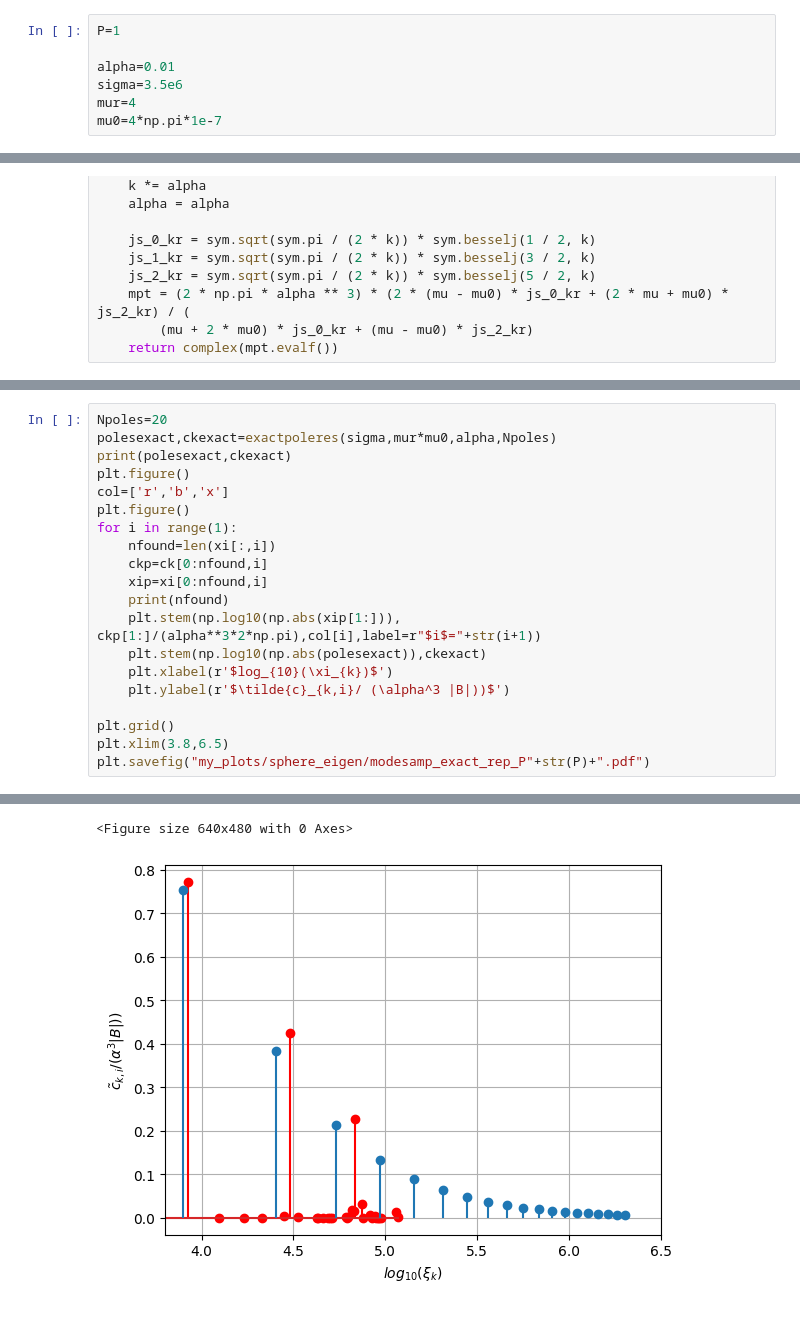
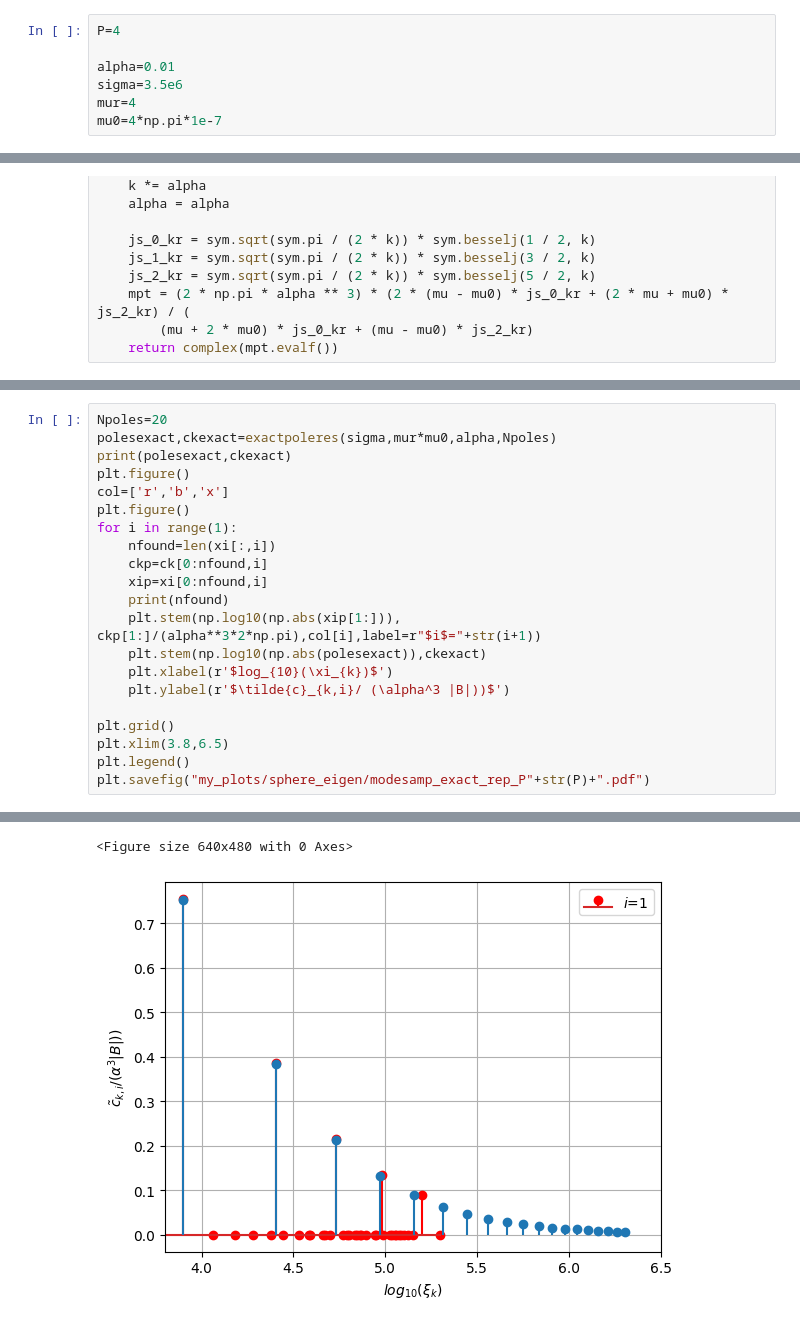
Before and after one commit to MPT-Calculator/MPT-Calculator, a Jupyter notebook: sphere_eigen_spectrum_resuts.ipynb, the cells around one changed output, grey strips where cells are left out. Saved outputs shown, nothing was run; the diff lists cells and outputs as text.

```diff
--- a/sphere_eigen_spectrum_resuts.ipynb
+++ b/sphere_eigen_spectrum_resuts.ipynb
@@ -6,7 +6,7 @@ import numpy as np
 import matplotlib.pyplot as plt
 import scipy.sparse as sp
 # %%
-P=1
+P=4
 
 alpha=0.01
 sigma=3.5e6
@@ -258,6 +251,7 @@ for i in range(1):
 
 plt.grid()
 plt.xlim(3.8,6.5)
+plt.legend()
 plt.savefig("my_plots/sphere_eigen/modesamp_exact_rep_P"+str(P)+".pdf")
 # %% [output]
 [       0.            -7892.91669004   -25374.73864028   -53653.53300996
@@ -272,2 +266,2 @@ plt.savefig("my_plots/sphere_eigen/modesamp_exact_rep_P"+str(P)+".pdf")
 <Figure size 640x480 with 0 Axes>
-[figure, old version]
+[figure, new version]
```
Also changed, not shown: parts of 4 cells of this notebook, 8 other files.
